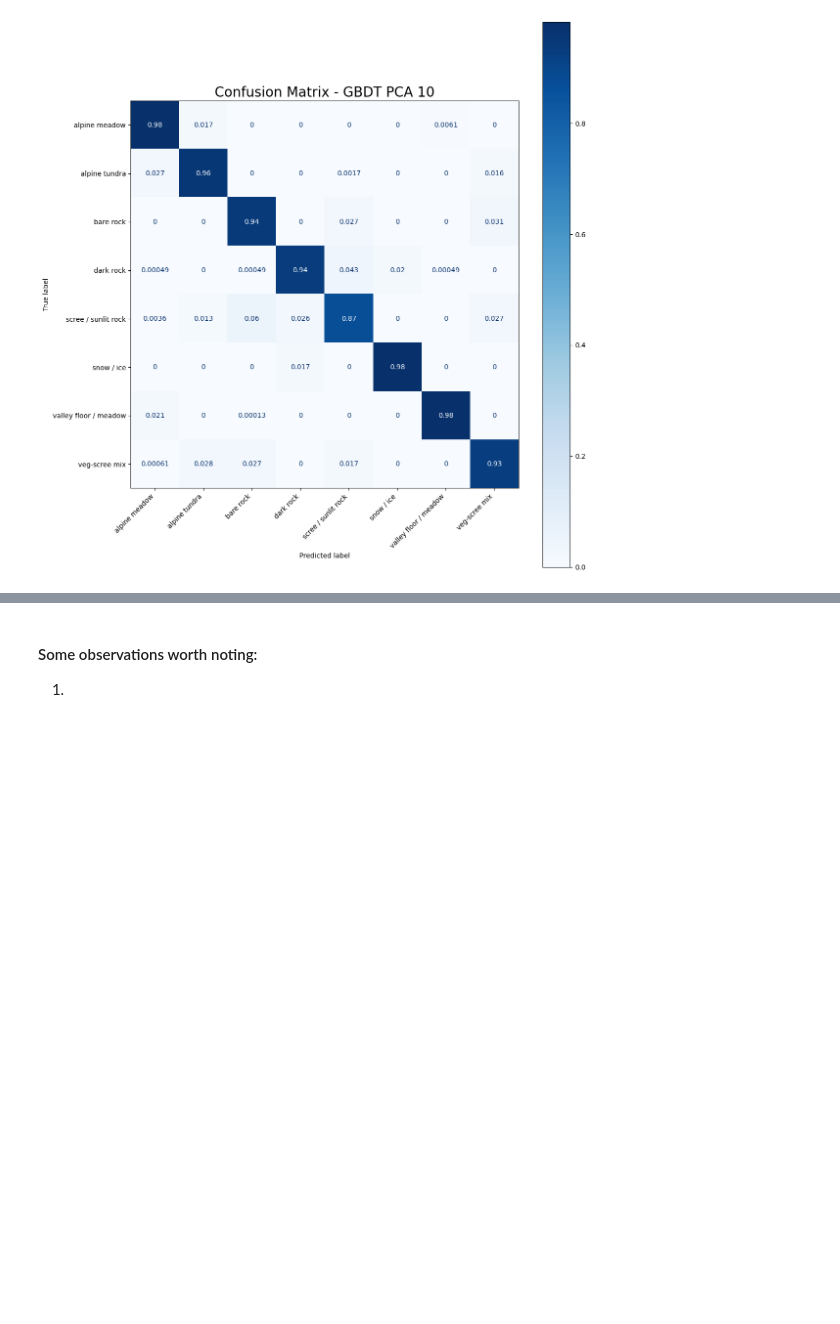
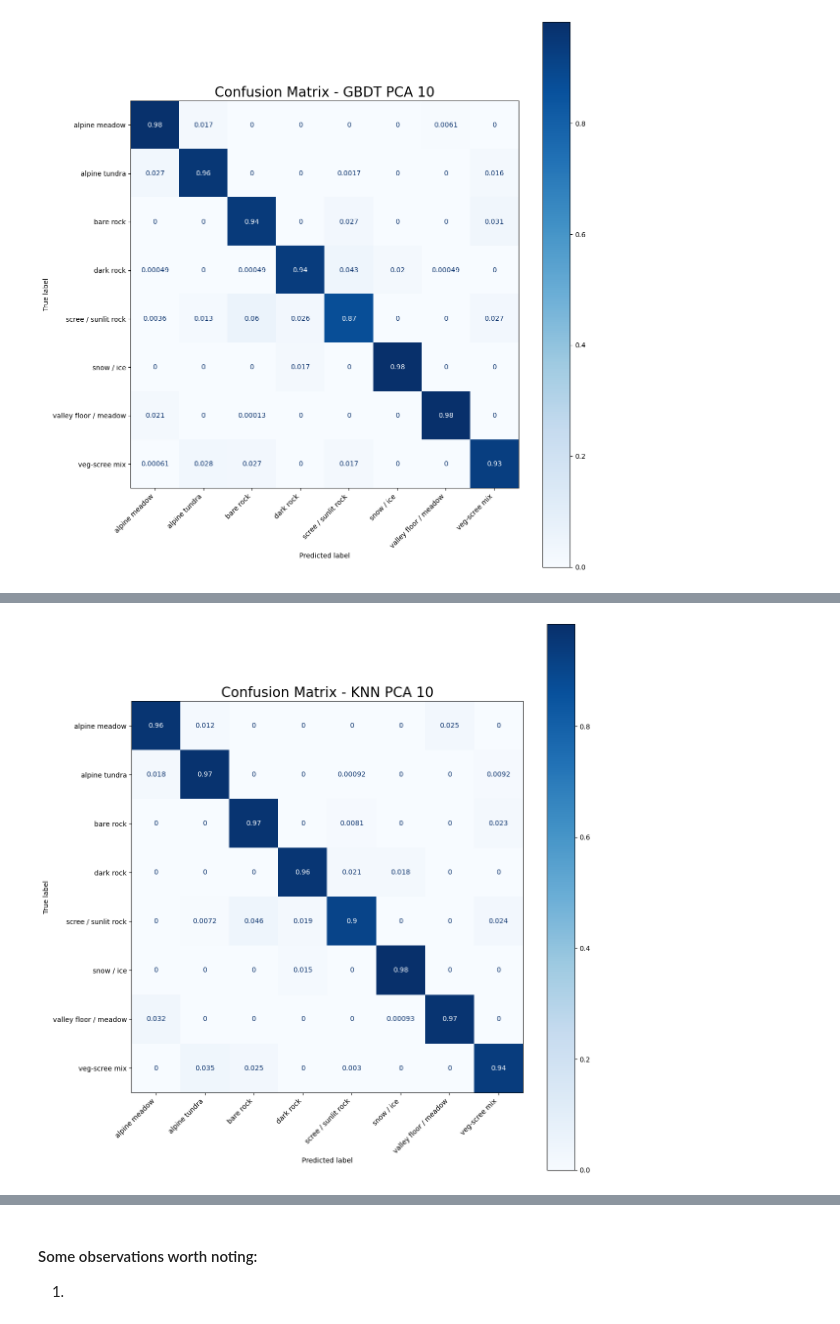
Before and after one commit to Mihneapiuaru/ml_project, a Jupyter notebook: task1_updated.ipynb, the cells around one changed output, grey strips where cells are left out. Saved outputs shown, nothing was run; the diff lists cells and outputs as text; code cells hidden in the pictures; blank space fills up the shorter version.

```diff
--- a/task1_updated.ipynb
+++ b/task1_updated.ipynb
@@ -909,0 +1135,5 @@ plot_confusion_matrix(y_test_endoced, df_predictions_pca["GBDT_PCA10"], le.class
+# %%
+#KNN PCA10
+plot_confusion_matrix(y_test_encoded_1, df_predictions_pca_1["KNN_PCA10"], le_1.classes_, "true", "KNN PCA 10")
+# %% [output]
+[figure, added]
```
Also changed, not shown: parts of 40 cells of this notebook.
